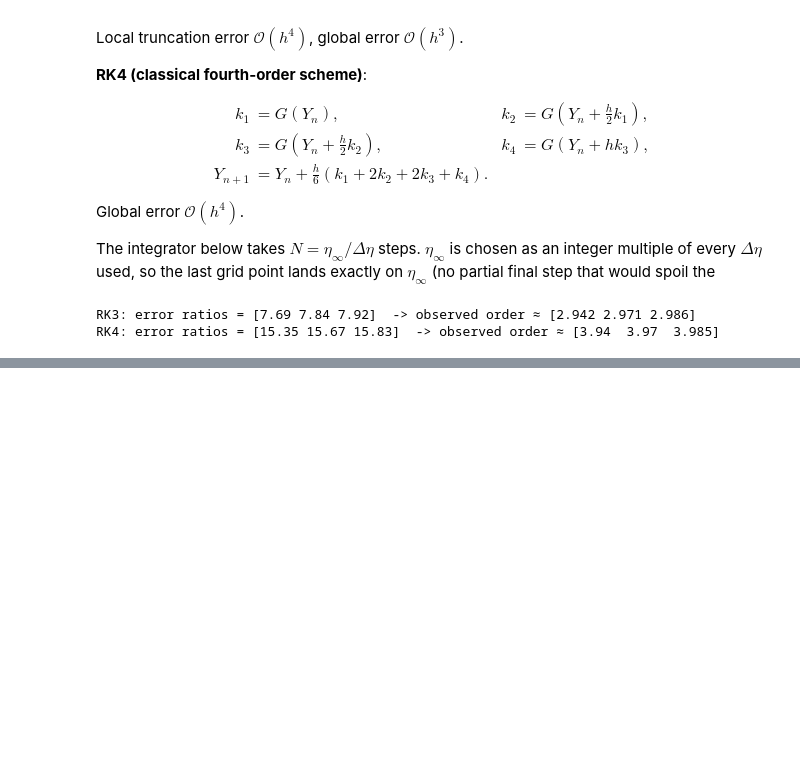
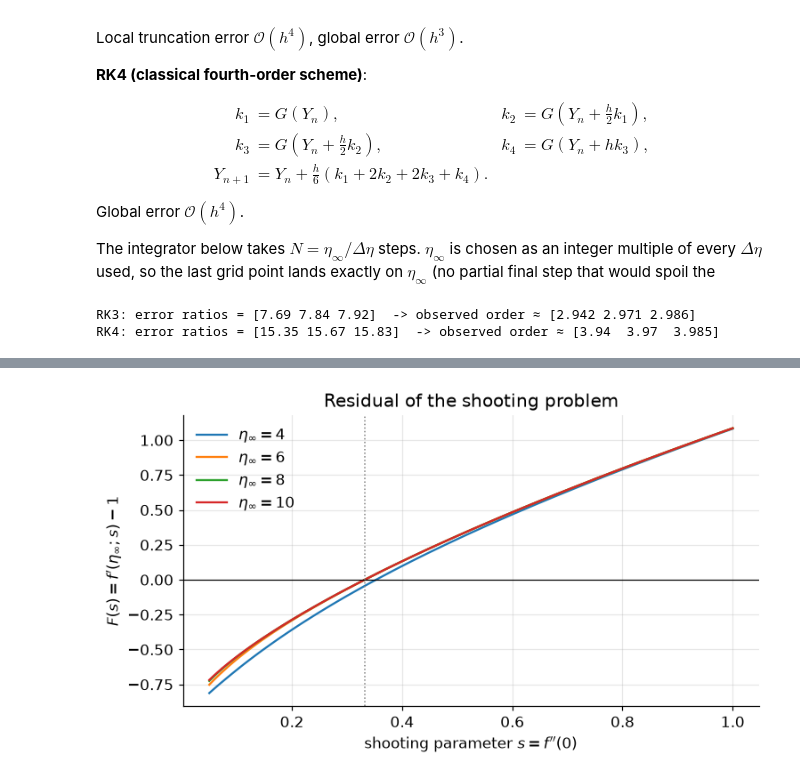
Before and after one commit to aneeshasokan710/AE801_2026, a Jupyter notebook: numode_bvp/Shooting Method for the Blasius Boundary-Layer Equation.ipynb, the cells around one changed output, grey strips where cells are left out. Drawn from its saved outputs; the diff is of its cells as text; code cells hidden in the pictures; blank space fills up the shorter version.

```diff
--- a/numode_bvp/Shooting Method for the Blasius Boundary-Layer Equation.ipynb
+++ b/numode_bvp/Shooting Method for the Blasius Boundary-Layer Equation.ipynb
@@ -224,0 +247,15 @@ RK4: error ratios = [15.35 15.67 15.83]  -> observed order ≈ [3.94  3.97  3.98
+# %%
+s_grid = np.linspace(0.05, 1.0, 120)
+fig, ax = plt.subplots(figsize=(7, 4))
+for eta_inf in (4.0, 6.0, 8.0, 10.0):
+    F = [integrate(s, 0.05, eta_inf, "RK4")[1] - 1.0 for s in s_grid]
+    ax.plot(s_grid, F, label=fr"$\eta_\infty = {eta_inf:g}$")
+ax.axhline(0, color="k", lw=0.8)
+ax.axvline(0.332, color="grey", ls=":", lw=1)
+ax.set_xlabel(r"shooting parameter $s = f''(0)$")
+ax.set_ylabel(r"$F(s) = f'(\eta_\infty; s) - 1$")
+ax.set_title("Residual of the shooting problem")
+ax.legend()
+plt.tight_layout(); plt.show()
+# %% [output]
+[figure, added]
```
Also changed, not shown: parts of 6 cells of this notebook.
